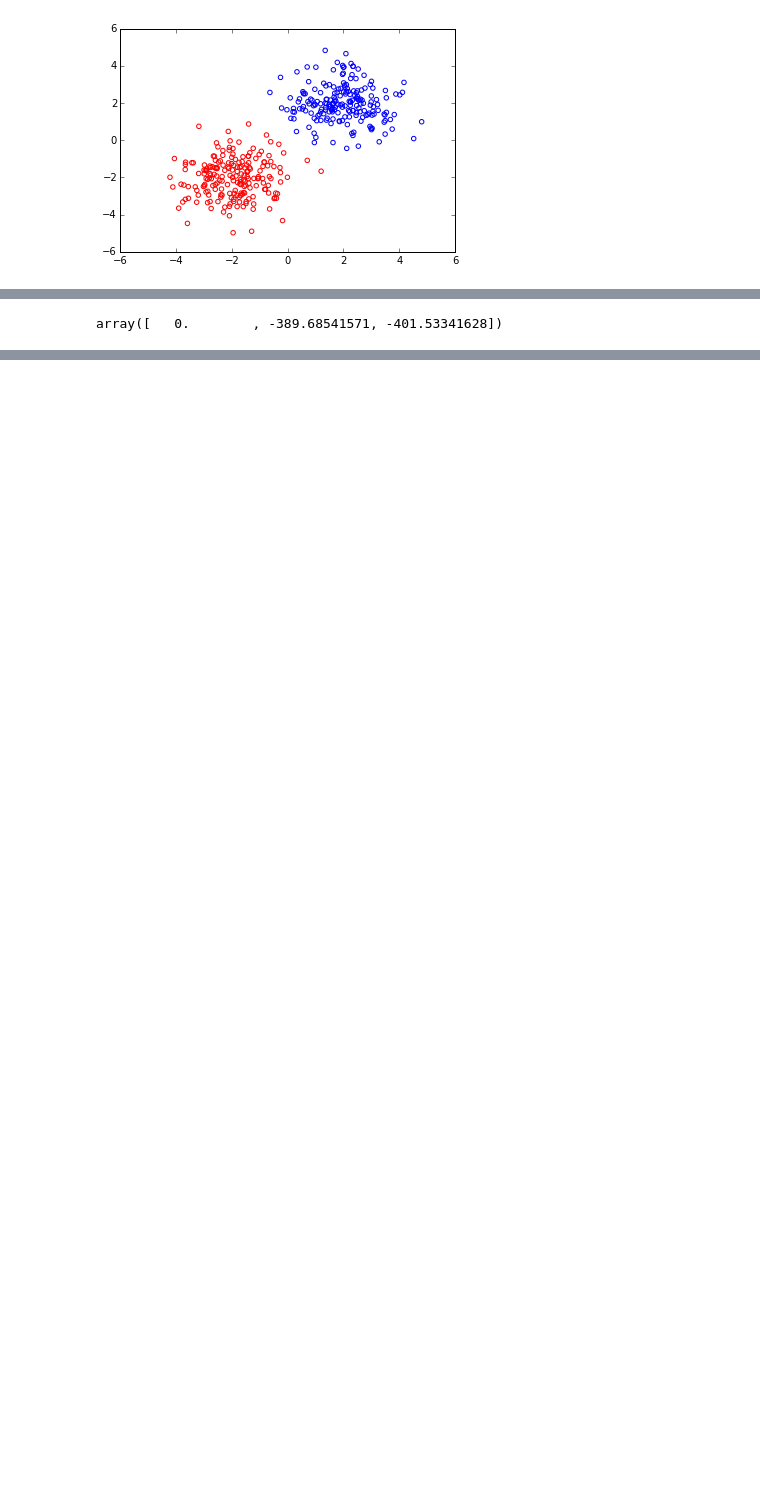
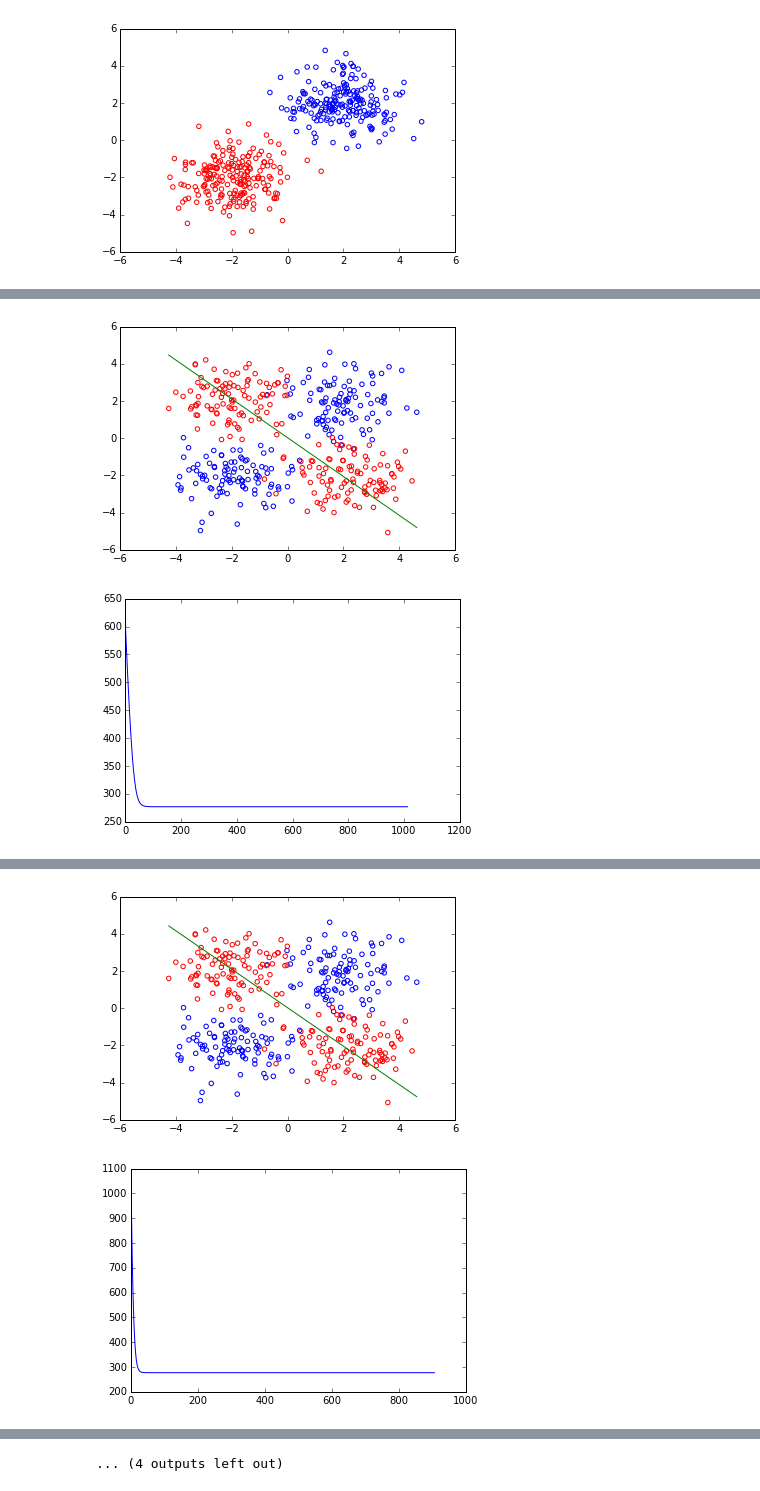
Before and after one commit to peteflorence/Machine-Learning-6.867-homework, a Jupyter notebook: hw2/prob_1.ipynb, the cells around one changed output, grey strips where cells are left out. Cells and saved outputs as stored; diff of their text form; code cells hidden in the pictures; blank space fills up the shorter version.

```diff
--- a/hw2/prob_1.ipynb
+++ b/hw2/prob_1.ipynb
@@ -87,4 +54,63 @@ print np.shape(s)
-# %%
-1/2.0*np.sum(np.multiply(-lr.y[:,None],lr.x_full), axis=0)
-# %% [output]
-array([   0.        , -389.68541571, -401.53341628])
+# %%
+
+
+def trainModel(fileName, lam, type="train", plotTest=False, plotValidate=False, plotIter=False,
+              useGradientCriterion=False, stepSize=0.0001, maxFunctionCalls=10000):
+    print ""
+    print "--------------------"
+    print fileName
+    print ""
+
+    lr = LogisticRegression.fromFile(fileName, type=type)
+    w_guess = np.array([0,-1,1])
+    w_full = lr.computeDecisionBoundary(w_guess, lam, plot=True, printSummary=True, stepSize=stepSize, plotIter=plotIter,
+                                       useGradientCriterion=useGradientCriterion, maxFunctionCalls=maxFunctionCalls)
+    lr.classificationErrorRate(w_full, verbose=True)
+
+    if plotTest:
+        print ""
+        print "--- " + fileName + " test set ---"
+        lr_test = LogisticRegression.fromFile(fileName, type="test")
+        lr_test.plotData(w_full=w_full)
+        print " "
+        print "--------------"
+        lr_test.classificationErrorRate(w_full, verbose=True)
+        print "--------------"
+        print " "
+
+    if plotValidate:
+        print ""
+        print "--- " + fileName + " validation set ---"
+        lr_val = LogisticRegression.fromFile(fileName, type="validate")
+        lr_val.plotData(w_full=w_full)
+        print " "
+        print "--------------"
+        lr_val.classificationErrorRate(w_full, verbose=True)
+        print "--------------"
+        print " "
+    print "--------------------"
+    print ""
+
+    return (w_full, lr)
+
+
+
+filenames = ('data_stdev1', 'data_stdev2', 'data_stdev4', 'data_nonsep')
+filenames = ('data_stdev1', 'data_stdev2', 'data_nonsep')
+filenames = ('data_nonsep',)
+lam = 0
+
+# for fileName in filenames:
+#     trainModel(fileName, lam, plotTest=True, plotValidate=True)
+
+lam_grid = np.linspace(0,1000,5)
+for fileName in filenames:
+    for lam in lam_grid:
+        trainModel(fileName, lam, plotIter=True, useGradientCriterion=True)
+
+# lam = 2
+# (w_full, lr) = trainModel('data_stdev1', lam, plotIter=False, useGradientCriterion=True, stepSize=0.01,
+#                           maxFunctionCalls=10000)
+# lr.NLL_Reg(10.0*w_full, lam)
+# lr.NLL_Reg_grad(w_full, lam)
+# %% [output]
@@ -90,0 +135,2 @@ array([   0.        , -389.68541571, -401.53341628])
+[figure, added]
+[figure, added]
@@ -90,0 +154,2 @@ array([   0.        , -389.68541571, -401.53341628])
+[figure, added]
+[figure, added]
@@ -90,0 +194 @@ array([   0.        , -389.68541571, -401.53341628])
+... (4 outputs left out)
```
Also changed, not shown: parts of 12 cells of this notebook, 1 other file.
